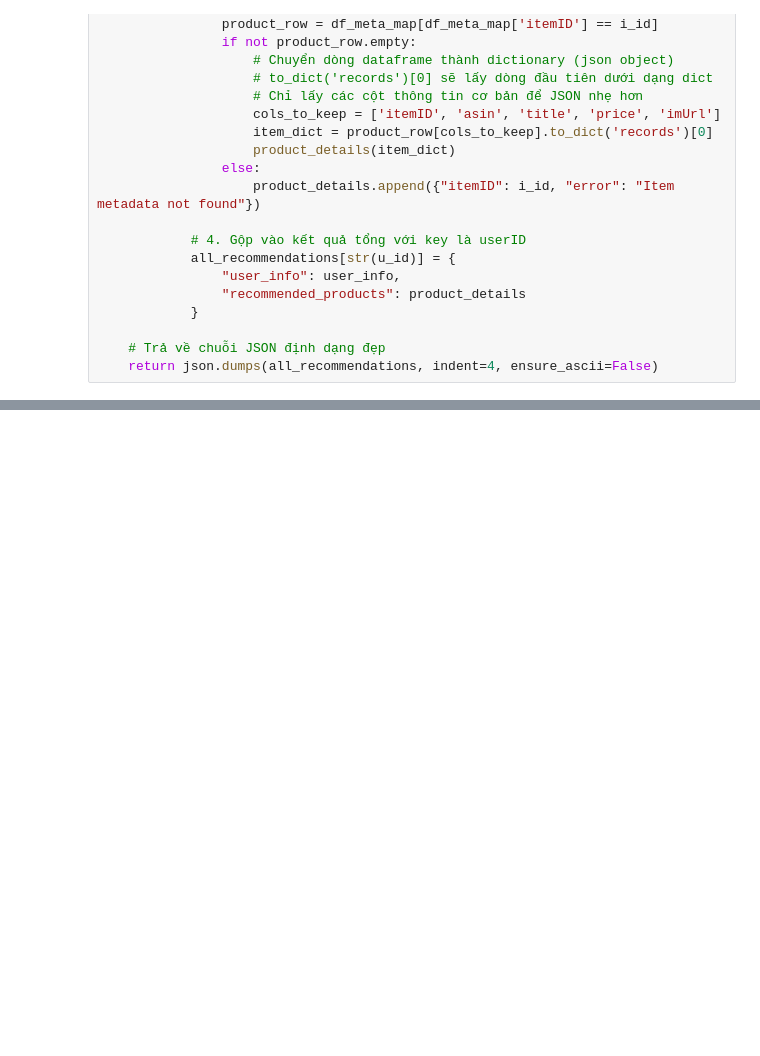
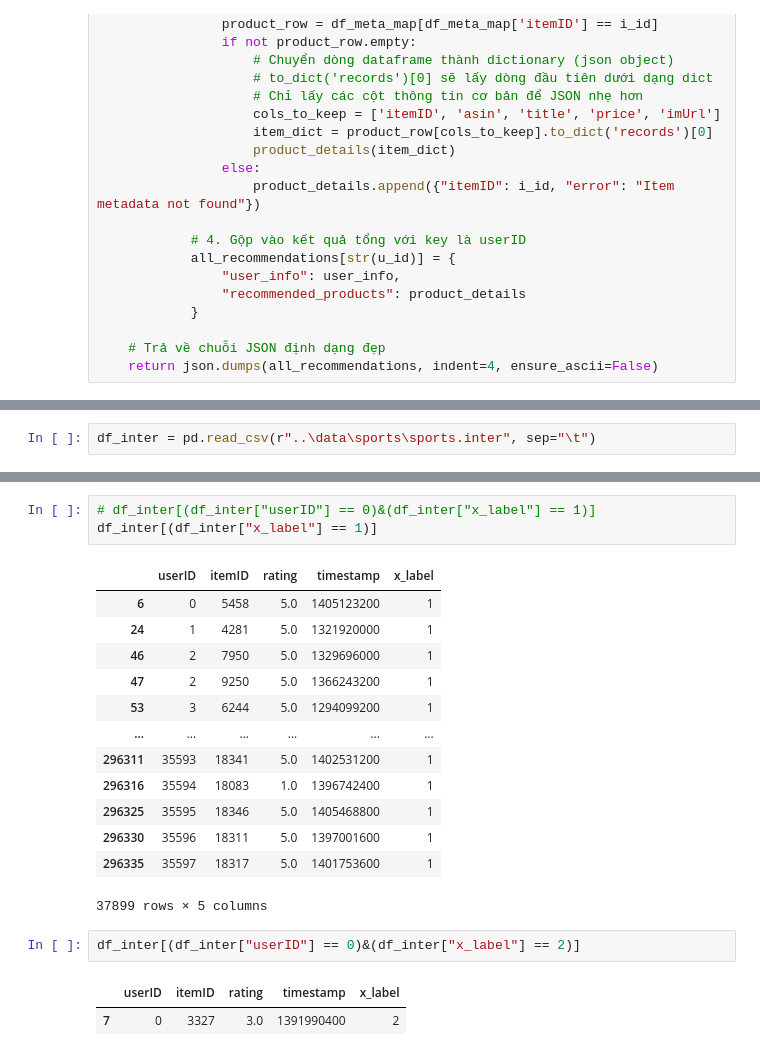
Before and after one commit to ThanhB18059162022/MMRec, a Jupyter notebook: main.ipynb, the cells around one changed output, grey strips where cells are left out. Cells and saved outputs as stored; diff of their text form; blank space fills up the shorter version.

```diff
--- a/main.ipynb
+++ b/main.ipynb
@@ -751,0 +770,2 @@ print(f"Đã ghi kết quả thành công vào file: {filename}")
+# %%
+df_inter = pd.read_csv(r"..\data\sports\sports.inter", sep="\t")
@@ -751,0 +805,22 @@ print(f"Đã ghi kết quả thành công vào file: {filename}")
+# %%
+# df_inter[(df_inter["userID"] == 0)&(df_inter["x_label"] == 1)]
+df_inter[(df_inter["x_label"] == 1)]
+# %% [output]
+|  | userID | itemID | rating | timestamp | x_label |
+| 6 | 0 | 5458 | 5.0 | 1405123200 | 1 |
+| 24 | 1 | 4281 | 5.0 | 1321920000 | 1 |
+| 46 | 2 | 7950 | 5.0 | 1329696000 | 1 |
+| 47 | 2 | 9250 | 5.0 | 1366243200 | 1 |
+| 53 | 3 | 6244 | 5.0 | 1294099200 | 1 |
+| ... | ... | ... | ... | ... | ... |
+| 296311 | 35593 | 18341 | 5.0 | 1402531200 | 1 |
+| 296316 | 35594 | 18083 | 1.0 | 1396742400 | 1 |
+| 296325 | 35595 | 18346 | 5.0 | 1405468800 | 1 |
+| 296330 | 35596 | 18311 | 5.0 | 1397001600 | 1 |
+| 296335 | 35597 | 18317 | 5.0 | 1401753600 | 1 |
+37899 rows × 5 columns
+# %%
+df_inter[(df_inter["userID"] == 0)&(df_inter["x_label"] == 2)]
+# %% [output]
+|  | userID | itemID | rating | timestamp | x_label |
+| 7 | 0 | 3327 | 3.0 | 1391990400 | 2 |
```
Also changed, not shown: parts of 11 cells of this notebook.
